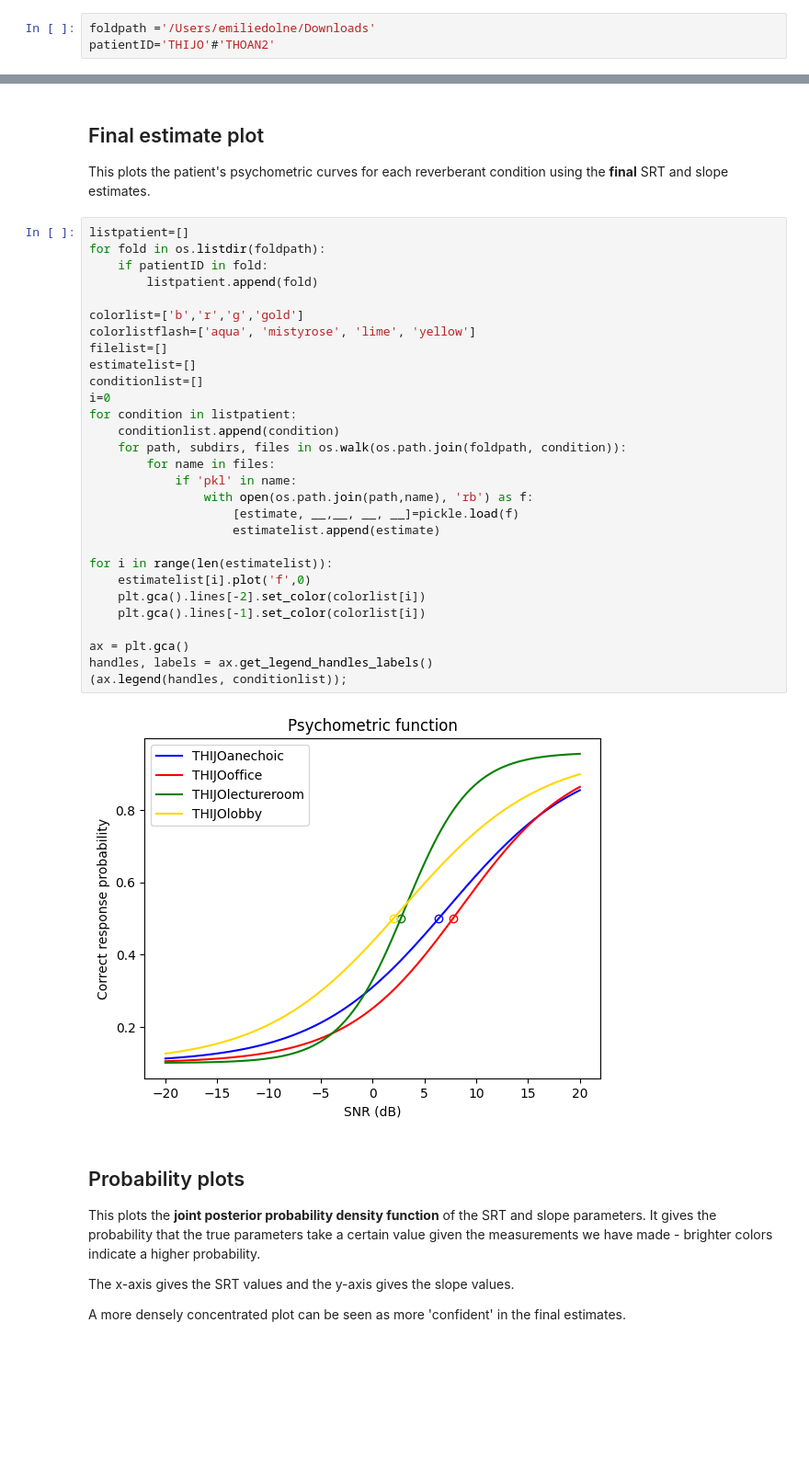
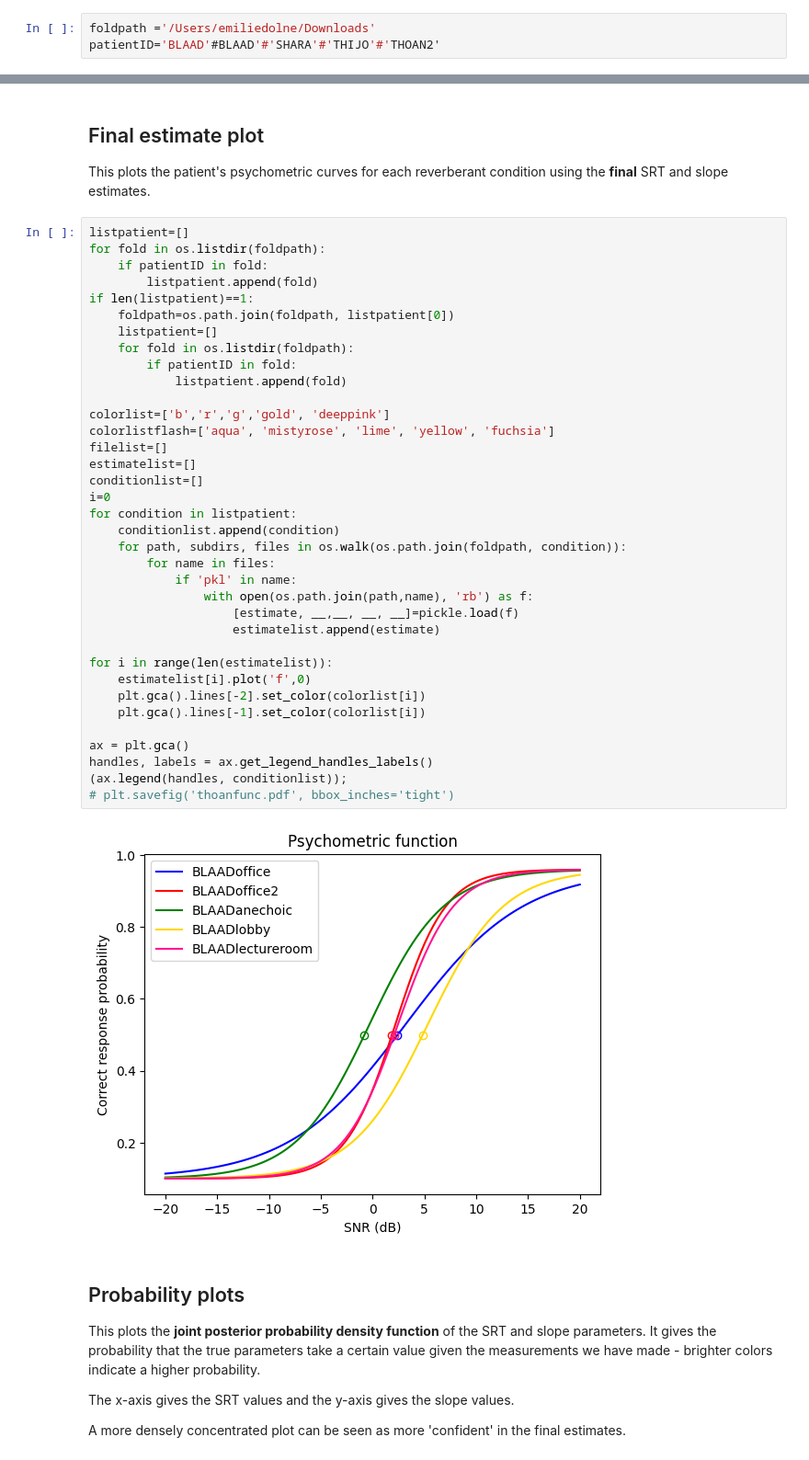
Before and after one commit to ed1016/pybasie, a Jupyter notebook: analyse_results.ipynb, the cells around one changed output, grey strips where cells are left out. Shown: that part at 92% size. Drawn from its saved outputs; the diff is of its cells as text; blank space fills up the shorter version.

```diff
--- a/analyse_results.ipynb
+++ b/analyse_results.ipynb
@@ -6,7 +6,7 @@ Data location:
 - `patientID` is the patient ID (no need to include the reverb condition)
 # %%
 foldpath ='/Users/emiliedolne/Downloads'
-patientID='THIJO'#'THOAN2'
+patientID='BLAAD'#BLAAD'#'SHARA'#'THIJO'#'THOAN2'
 # %% [markdown]
 Install libraries and import into the Jupyter notebook.
 # %%
@@ -22,34 +22,41 @@ This plots the patient's psychometric curves for each reverberant condition usin
 # %%
 listpatient=[]
 for fold in os.listdir(foldpath):
     if patientID in fold:
         listpatient.append(fold)
+if len(listpatient)==1:
+    foldpath=os.path.join(foldpath, listpatient[0])
+    listpatient=[]
+    for fold in os.listdir(foldpath):
+        if patientID in fold:
+            listpatient.append(fold)
 
-colorlist=['b','r','g','gold']
-colorlistflash=['aqua', 'mistyrose', 'lime', 'yellow']
+colorlist=['b','r','g','gold', 'deeppink']
+colorlistflash=['aqua', 'mistyrose', 'lime', 'yellow', 'fuchsia']
 filelist=[]
 estimatelist=[]
 conditionlist=[]
 i=0
 for condition in listpatient:
     conditionlist.append(condition)
     for path, subdirs, files in os.walk(os.path.join(foldpath, condition)):
         for name in files:
             if 'pkl' in name:
                 with open(os.path.join(path,name), 'rb') as f:
                     [estimate, __,__, __, __]=pickle.load(f)
                     estimatelist.append(estimate)
 
 for i in range(len(estimatelist)):
     estimatelist[i].plot('f',0)
     plt.gca().lines[-2].set_color(colorlist[i])
     plt.gca().lines[-1].set_color(colorlist[i])
 
 ax = plt.gca()
 handles, labels = ax.get_legend_handles_labels()
 (ax.legend(handles, conditionlist));
+# plt.savefig('thoanfunc.pdf', bbox_inches='tight')
 # %% [output]
-[figure, old version]
+[figure, new version]
 # %% [markdown]
 ## Probability plots
 This plots the **joint posterior probability density function** of the SRT and slope parameters. It gives the probability that the true parameters take a certain value given the measurements we have made - brighter colors indicate a higher probability.
```
Also changed, not shown: parts of 5 cells of this notebook, 15 other files.
